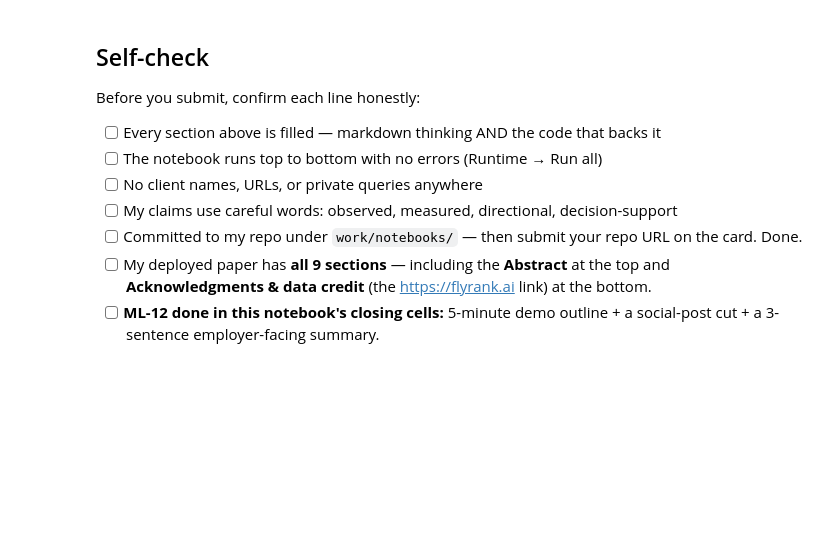
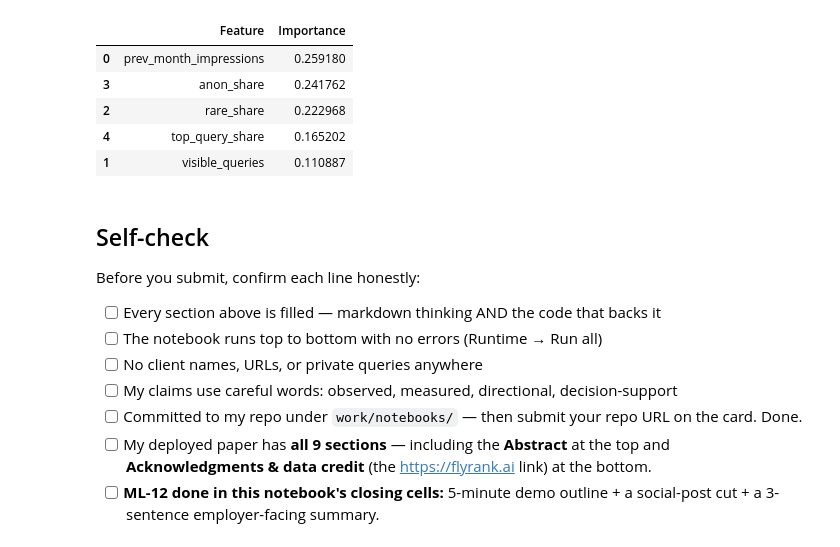
Before and after one commit to ShamirAli55/flyrank-internship, a Jupyter notebook: work/notebooks/capstone.ipynb, the cells around one changed output. Drawn from its saved outputs; the diff is of its cells as text; code cells hidden in the pictures; blank space fills up the shorter version.

```diff
--- a/work/notebooks/capstone.ipynb
+++ b/work/notebooks/capstone.ipynb
@@ -37,3 +390,22 @@ This skeleton is yours to fill. Work the sections **in order** — each one has
+# %%
+# Feature importance table
+
+importance = pd.DataFrame({
+    "Feature": feature_cols,
+    "Importance": model.feature_importances_
+}).sort_values(
+    "Importance",
+    ascending=False
+)
+
+importance
+# %% [output]
+|  | Feature | Importance |
+| 0 | prev_month_impressions | 0.259180 |
+| 3 | anon_share | 0.241762 |
+| 2 | rare_share | 0.222968 |
+| 4 | top_query_share | 0.165202 |
+| 1 | visible_queries | 0.110887 |
 # %% [markdown]
 ## Self-check
 
```
Also changed, not shown: parts of 22 cells of this notebook.
